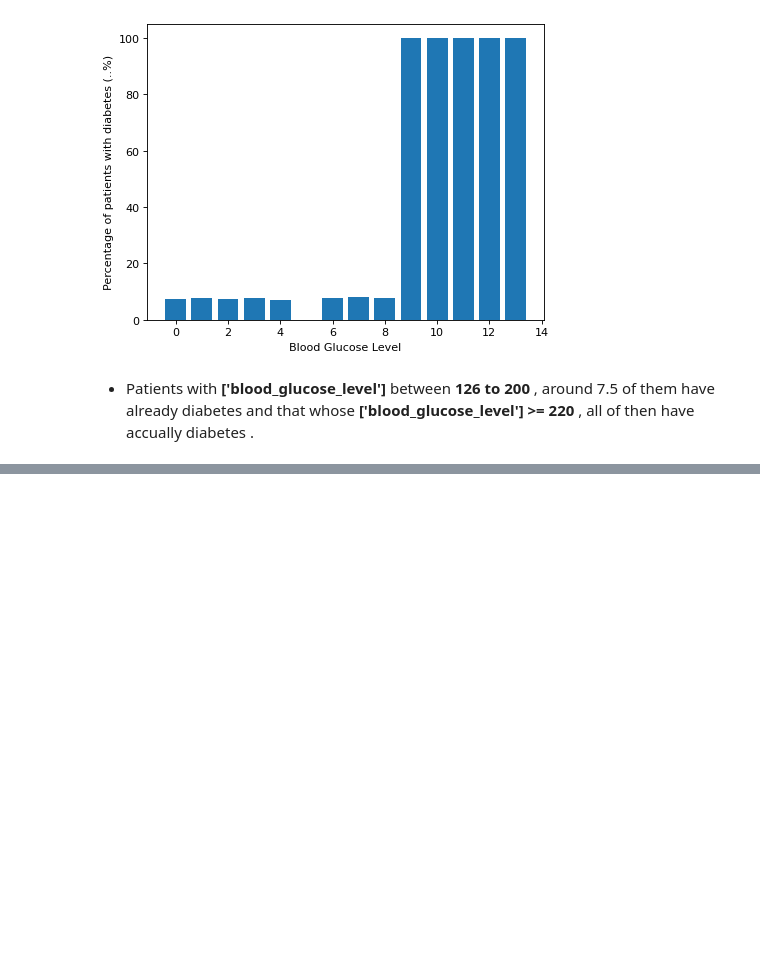
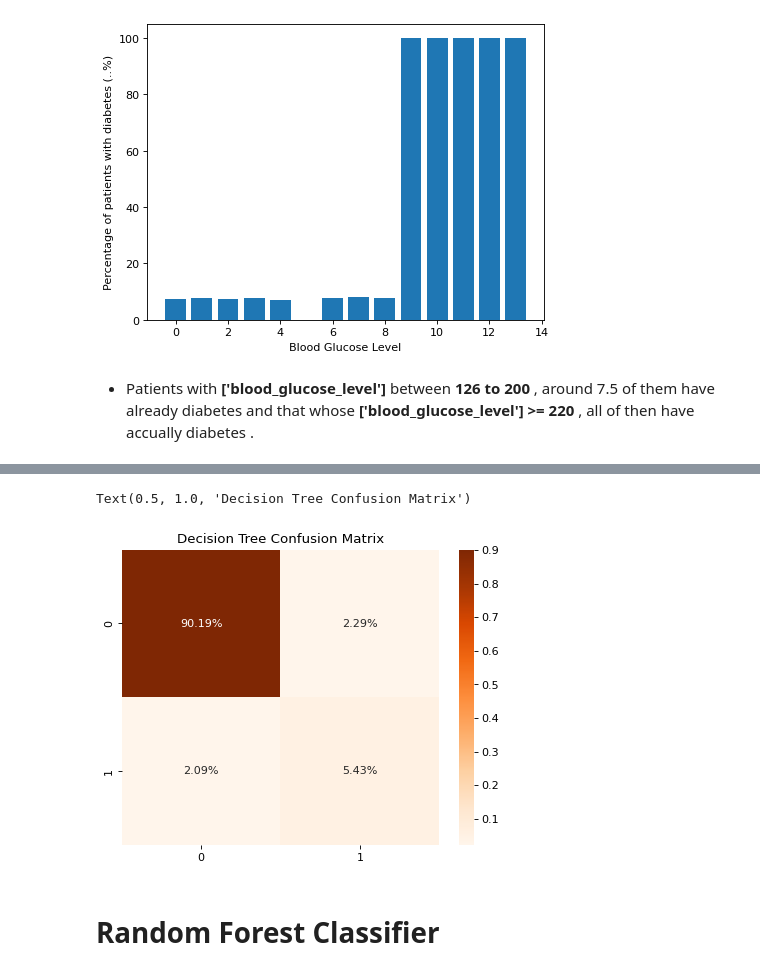
Before and after one commit to HussainM19/CIND-820-Predicting-Diabetes-using-MAchine-Learning, a Jupyter notebook: prepocessing-diabetes-dataset.ipynb, the cells around one changed output, grey strips where cells are left out. Cells and saved outputs as stored; diff of their text form; code cells hidden in the pictures; blank space fills up the shorter version.

```diff
--- a/prepocessing-diabetes-dataset.ipynb
+++ b/prepocessing-diabetes-dataset.ipynb
@@ -511,0 +615,8 @@ plt.ylabel('Percentage of patients with diabetes (..%)');
+# %%
+DecTree = DecisionTreeClassifier()
+DecTree.fit(X_train, y_train)
+DecTree_pred = DecTree.predict(X_test)
+DecTree_acc = accuracy_score(y_test, DecTree_pred)
+DecTree_precision = precision_score(y_test, DecTree_pred)
+DecTree_recall = recall_score(y_test, DecTree_pred)
+DecTree_f1 = f1_score(y_test, DecTree_pred)
@@ -511,0 +638,9 @@ plt.ylabel('Percentage of patients with diabetes (..%)');
+# %%
+DecTree_cm = confusion_matrix(y_test, DecTree_pred)
+sns.heatmap(DecTree_cm/np.sum(DecTree_cm), annot = True, fmt = '0.2%', cmap = 'Oranges')
+plt.title("Decision Tree Confusion Matrix")
+# %% [output]
+Text(0.5, 1.0, 'Decision Tree Confusion Matrix')
+[figure, added]
+# %% [markdown]
+# Random Forest Classifier
```
Also changed, not shown: parts of 32 cells of this notebook.
